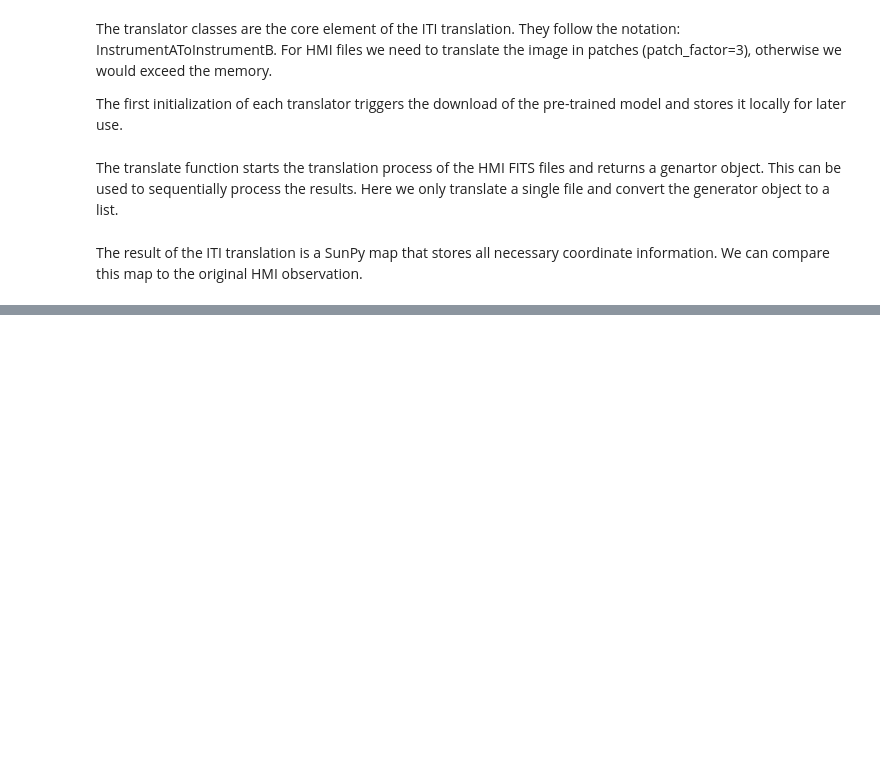
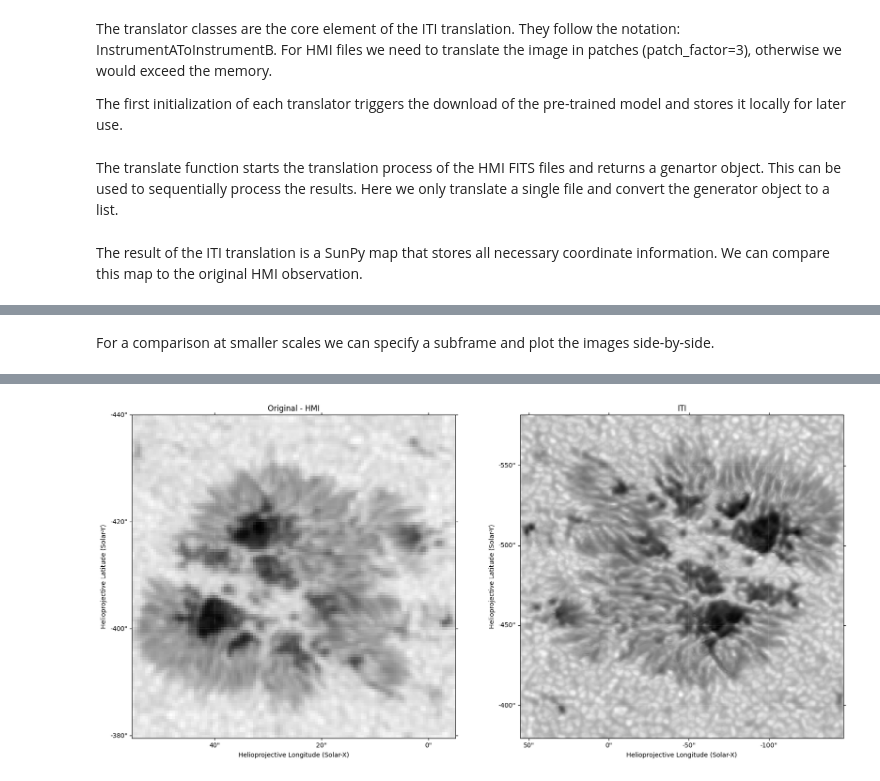
Before and after one commit to RobertJaro/InstrumentToInstrument, a Jupyter notebook: examples/ITI_HMI_to_Hinode_continuum_v0_1.ipynb, the cells around one changed output, grey strips where cells are left out. Drawn from its saved outputs; the diff is of its cells as text; code cells hidden in the pictures; blank space fills up the shorter version.

Commit message:
add small scale comparison

```diff
--- a/examples/ITI_HMI_to_Hinode_continuum_v0_1.ipynb
+++ b/examples/ITI_HMI_to_Hinode_continuum_v0_1.ipynb
@@ -96 +87,14 @@ WARNING:sunpy:SunpyUserWarning: The map world coordinate system (WCS) is differe
 [figure]
+# %% [markdown]
+For a comparison at smaller scales we can specify a subframe and plot the images side-by-side.
+# %%
+bl = SkyCoord(-5 * u.arcsec, -440 * u.arcsec, frame=hmi_map.coordinate_frame)
+tr = SkyCoord(55 * u.arcsec, -380 * u.arcsec, frame=hmi_map.coordinate_frame)
+
+fig, axs = plt.subplots(1, 2, figsize=(20, 10), subplot_kw={'projection': hmi_map.submap(bl, top_right=tr)})
+hmi_map.submap(bl, top_right=tr).plot(axes=axs[0])
+axs[0].set_title('Original - HMI')
+iti_hmi_map.submap(bl, top_right=tr).plot(axes=axs[1])
+axs[1].set_title('ITI')
+plt.show()
+# %% [output]
@@ -96,0 +103 @@ WARNING:sunpy:SunpyUserWarning: The map world coordinate system (WCS) is differe
+[figure, added]
```
Also changed, not shown: parts of 5 cells of this notebook.
